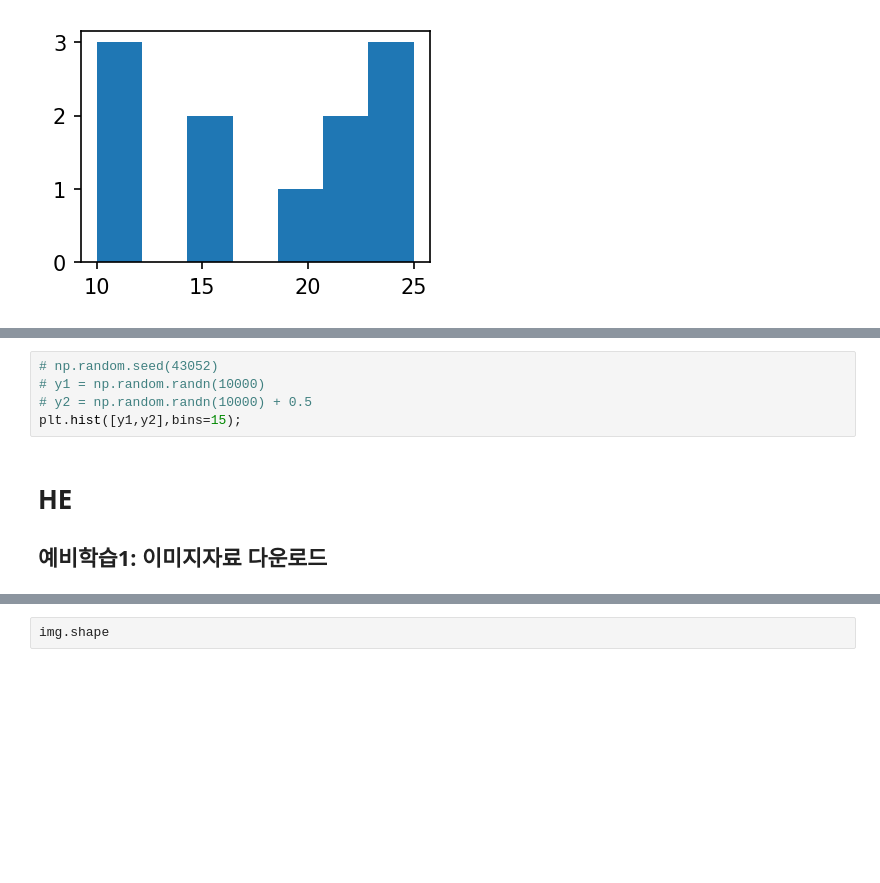
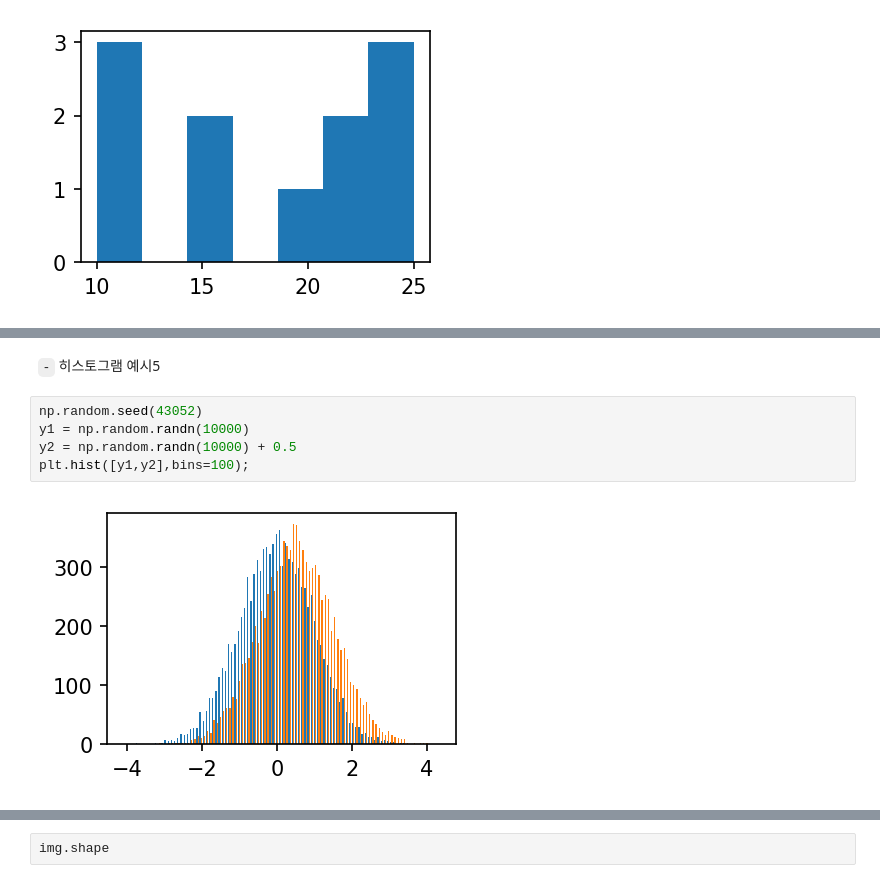
Before and after one commit to guebin/DV2023, a Jupyter notebook: posts/01wk-1.out.ipynb, the cells around one changed output, grey strips where cells are left out. Saved outputs shown, nothing was run; the diff lists cells and outputs as text; blank space fills up the shorter version.

```diff
--- a/posts/01wk-1.out.ipynb
+++ b/posts/01wk-1.out.ipynb
@@ -267,9 +281,9 @@ plt.hist(y,bins=7)
+# %% [markdown]
+`-` 히스토그램 예시5
 # %%
-# np.random.seed(43052)
-# y1 = np.random.randn(10000)
-# y2 = np.random.randn(10000) + 0.5
-plt.hist([y1,y2],bins=15);
+np.random.seed(43052)
+y1 = np.random.randn(10000)
+y2 = np.random.randn(10000) + 0.5
+plt.hist([y1,y2],bins=100);
+# %% [output]
+[figure, added]
-# %% [markdown]
-# HE
-
-## 예비학습1: 이미지자료 다운로드
```
Also changed, not shown: parts of 71 cells of this notebook, 49 other files.
